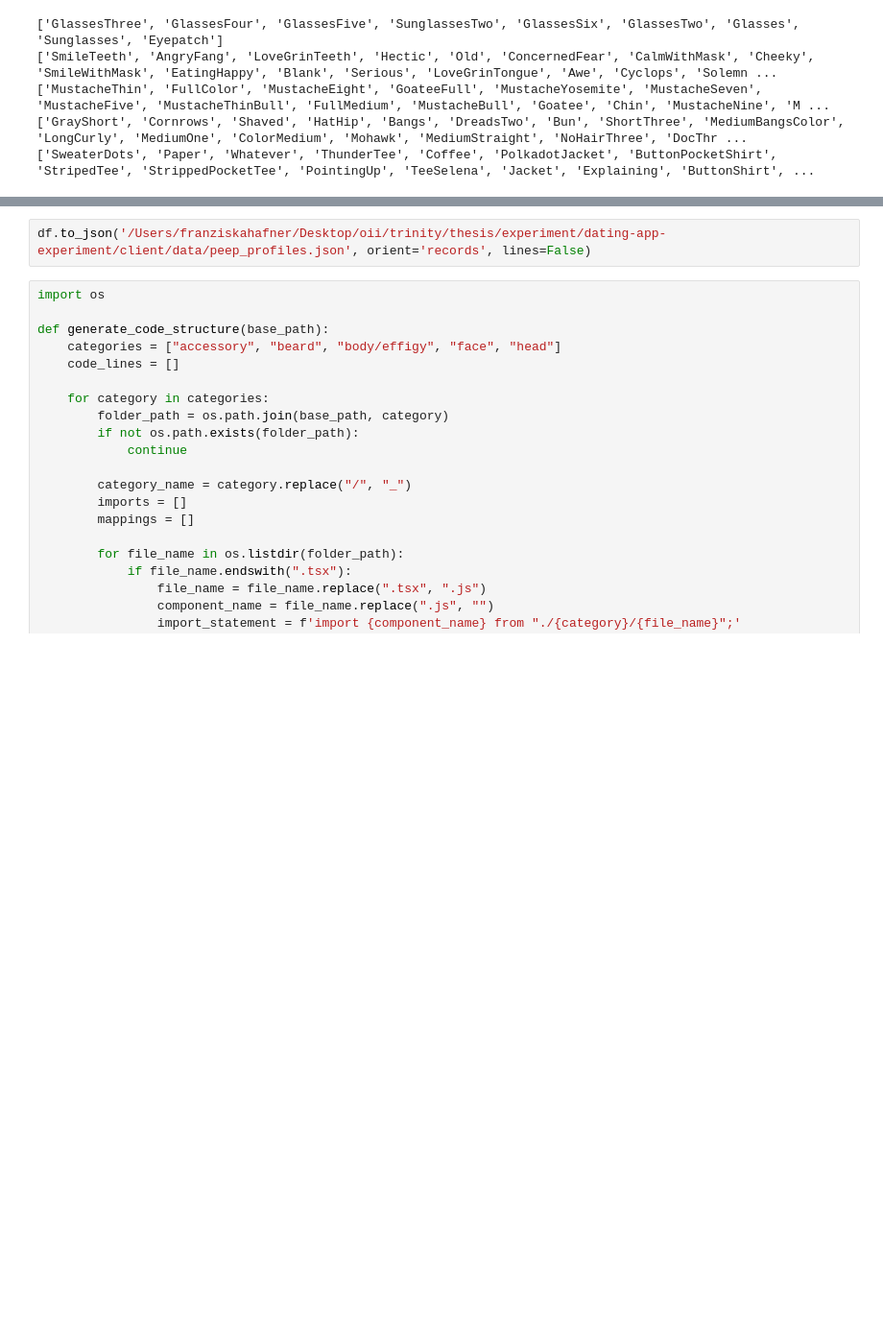
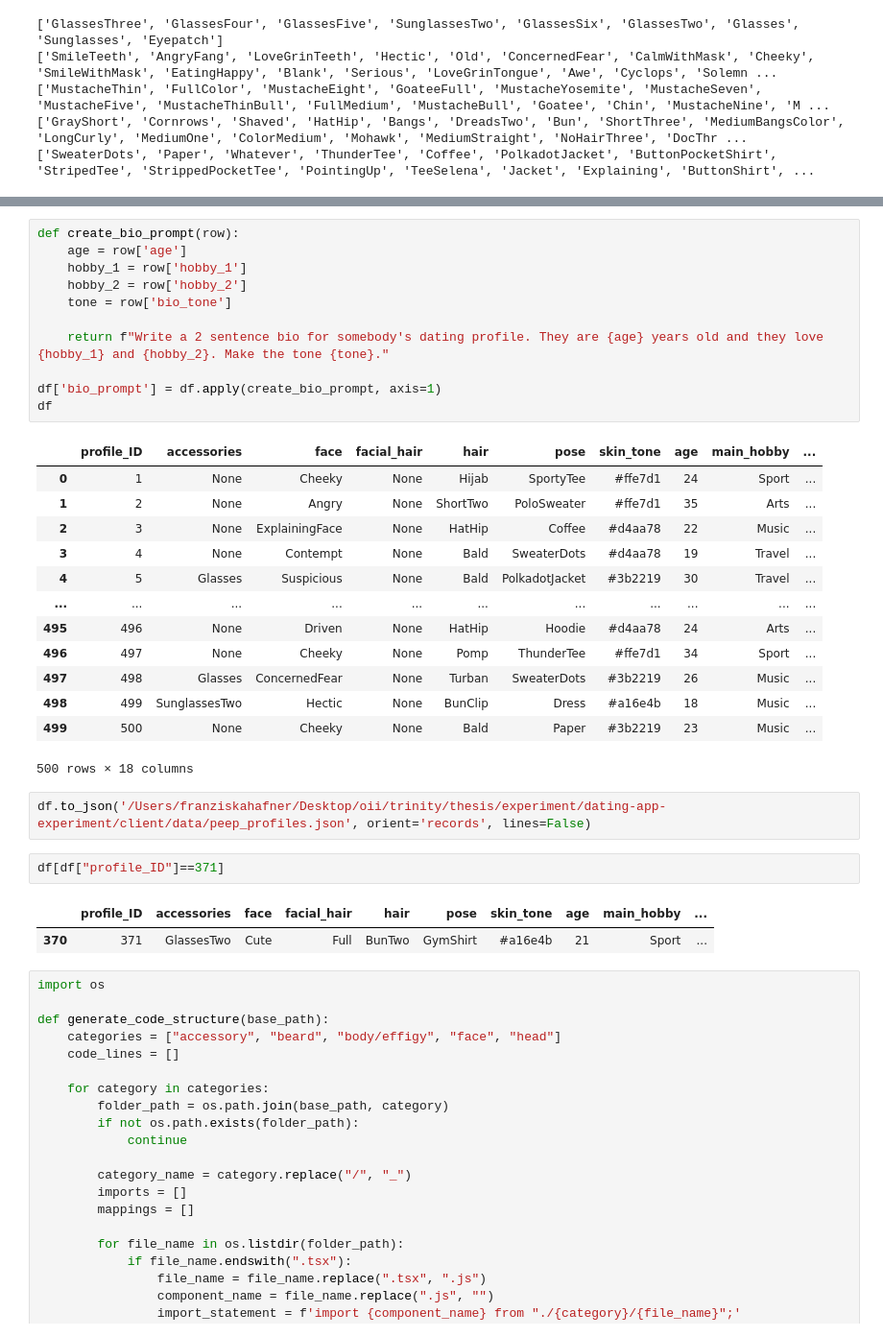
Before and after one commit to sofiahafner/dating-app-experiment, a Jupyter notebook: profiles/ProfileCreation.ipynb, the cells around one changed output, grey strips where cells are left out. Shown at 96% size. Saved outputs shown, nothing was run; the diff lists cells and outputs as text; blank space fills up the shorter version.

```diff
--- a/profiles/ProfileCreation.ipynb
+++ b/profiles/ProfileCreation.ipynb
@@ -349,5 +366,35 @@ df
+# %%
+def create_bio_prompt(row):
+    age = row['age']
+    hobby_1 = row['hobby_1']
+    hobby_2 = row['hobby_2']
+    tone = row['bio_tone']
+
+    return f"Write a 2 sentence bio for somebody's dating profile. They are {age} years old and they love {hobby_1} and {hobby_2}. Make the tone {tone}."
+
+df['bio_prompt'] = df.apply(create_bio_prompt, axis=1)
+df
+# %% [output]
+|  | profile_ID | accessories | face | facial_hair | hair | pose | skin_tone | age | main_hobby | ... |
+| 0 | 1 | None | Cheeky | None | Hijab | SportyTee | #ffe7d1 | 24 | Sport | ... |
+| 1 | 2 | None | Angry | None | ShortTwo | PoloSweater | #ffe7d1 | 35 | Arts | ... |
+| 2 | 3 | None | ExplainingFace | None | HatHip | Coffee | #d4aa78 | 22 | Music | ... |
+| 3 | 4 | None | Contempt | None | Bald | SweaterDots | #d4aa78 | 19 | Travel | ... |
+| 4 | 5 | Glasses | Suspicious | None | Bald | PolkadotJacket | #3b2219 | 30 | Travel | ... |
+| ... | ... | ... | ... | ... | ... | ... | ... | ... | ... | ... |
+| 495 | 496 | None | Driven | None | HatHip | Hoodie | #d4aa78 | 24 | Arts | ... |
+| 496 | 497 | None | Cheeky | None | Pomp | ThunderTee | #ffe7d1 | 34 | Sport | ... |
+| 497 | 498 | Glasses | ConcernedFear | None | Turban | SweaterDots | #3b2219 | 26 | Music | ... |
+| 498 | 499 | SunglassesTwo | Hectic | None | BunClip | Dress | #a16e4b | 18 | Music | ... |
+| 499 | 500 | None | Cheeky | None | Bald | Paper | #3b2219 | 23 | Music | ... |
+500 rows × 18 columns
 # %%
 df.to_json('/Users/franziskahafner/Desktop/oii/trinity/thesis/experiment/dating-app-experiment/client/data/peep_profiles.json', orient='records', lines=False)
+# %%
+df[df["profile_ID"]==371]
+# %% [output]
+|  | profile_ID | accessories | face | facial_hair | hair | pose | skin_tone | age | main_hobby | ... |
+| 370 | 371 | GlassesTwo | Cute | Full | BunTwo | GymShirt | #a16e4b | 21 | Sport | ... |
 # %%
 import os
 
```
Also changed, not shown: parts of 5 cells of this notebook, 4 other files.
